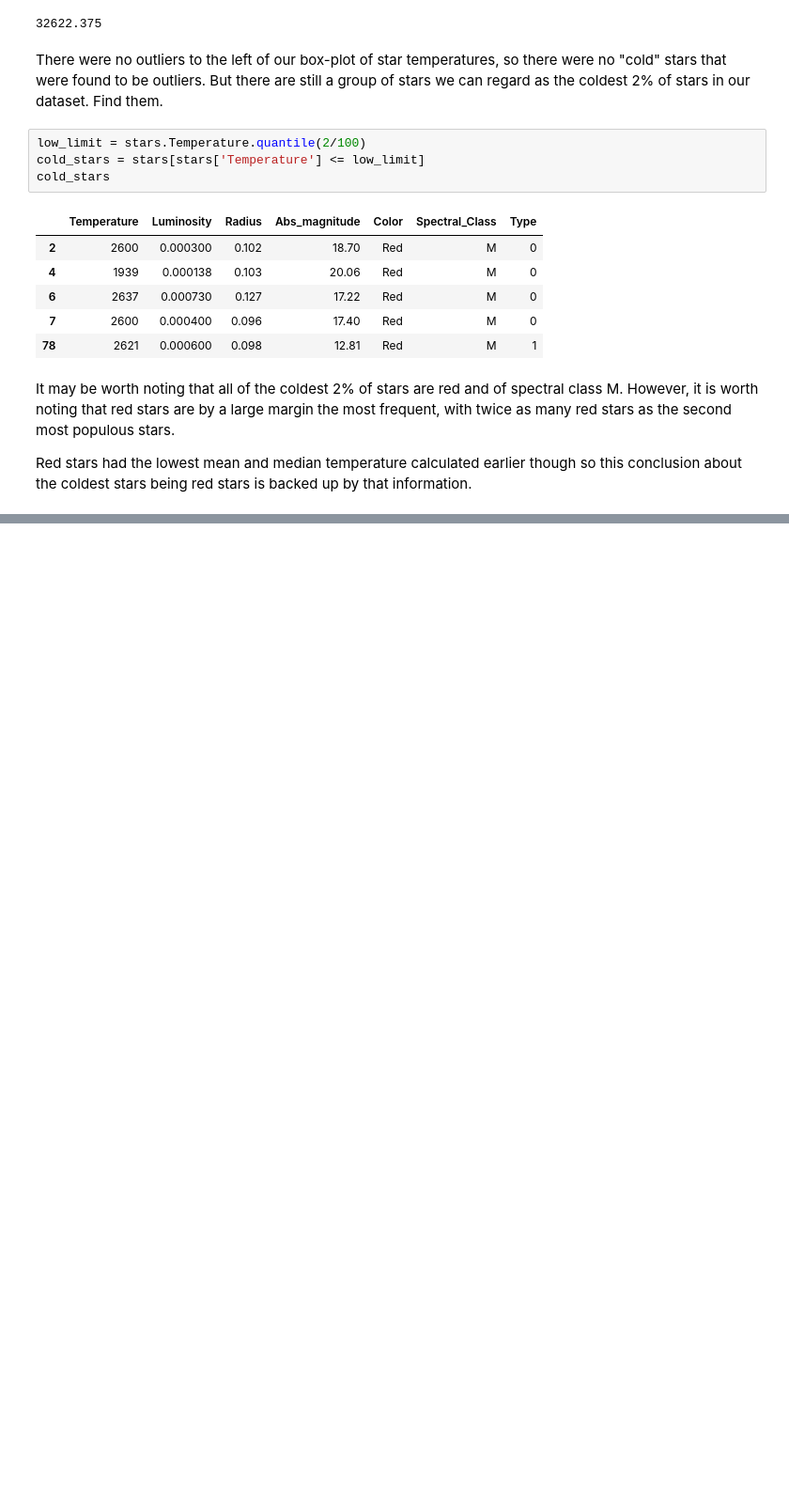
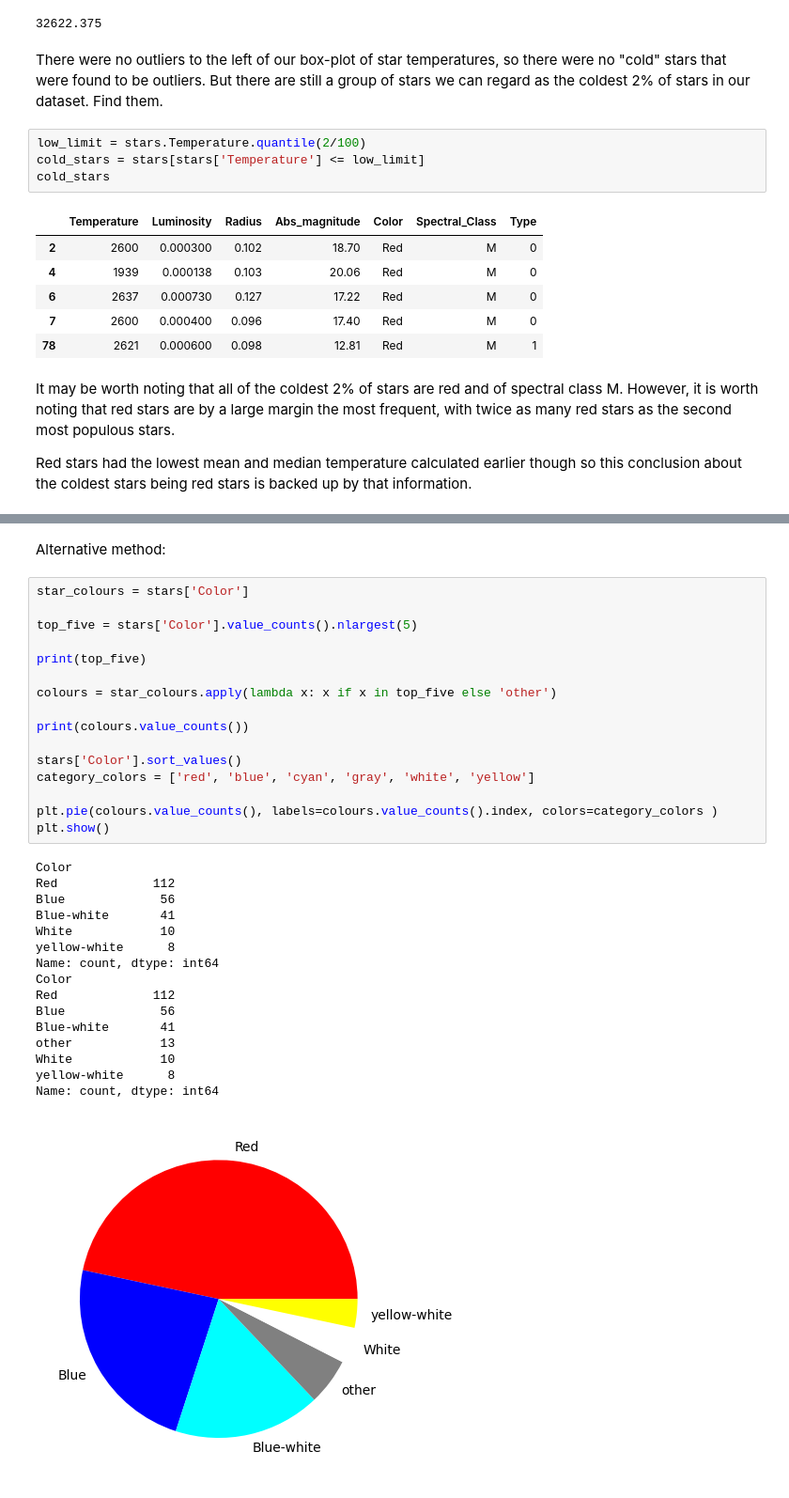
Before and after one commit to jenny4567/intro-to-data-analysis, a Jupyter notebook: stats_bites01/notebooks/02_describe_the_stars.ipynb, the cells around one changed output, grey strips where cells are left out. Shown at 94% size. Cells and saved outputs as stored; diff of their text form; blank space fills up the shorter version.

```diff
--- a/stats_bites01/notebooks/02_describe_the_stars.ipynb
+++ b/stats_bites01/notebooks/02_describe_the_stars.ipynb
@@ -183,0 +204,35 @@ Red stars had the lowest mean and median temperature calculated earlier though s
+# %% [markdown]
+Alternative method:
+# %%
+star_colours = stars['Color']
+
+top_five = stars['Color'].value_counts().nlargest(5)
+
+print(top_five)
+
+colours = star_colours.apply(lambda x: x if x in top_five else 'other')
+
+print(colours.value_counts())
+
+stars['Color'].sort_values()
+category_colors = ['red', 'blue', 'cyan', 'gray', 'white', 'yellow']
+
+plt.pie(colours.value_counts(), labels=colours.value_counts().index, colors=category_colors )
+plt.show()
+# %% [output]
+Color
+Red             112
+Blue             56
+Blue-white       41
+White            10
+yellow-white      8
+Name: count, dtype: int64
+Color
+Red             112
+Blue             56
+Blue-white       41
+other            13
+White            10
+yellow-white      8
+Name: count, dtype: int64
+[figure, added]
```
Also changed, not shown: parts of 15 cells of this notebook.
